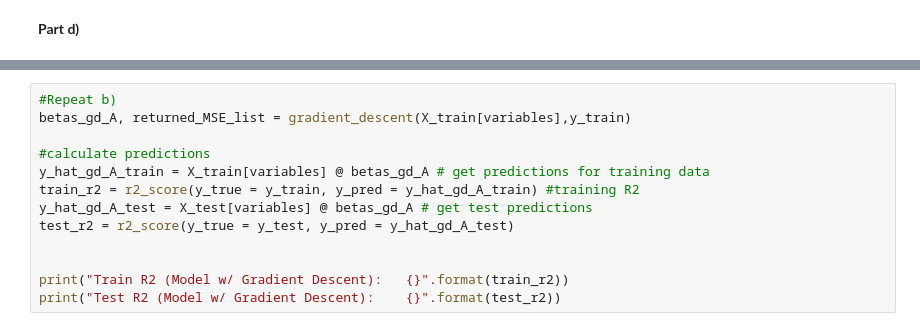
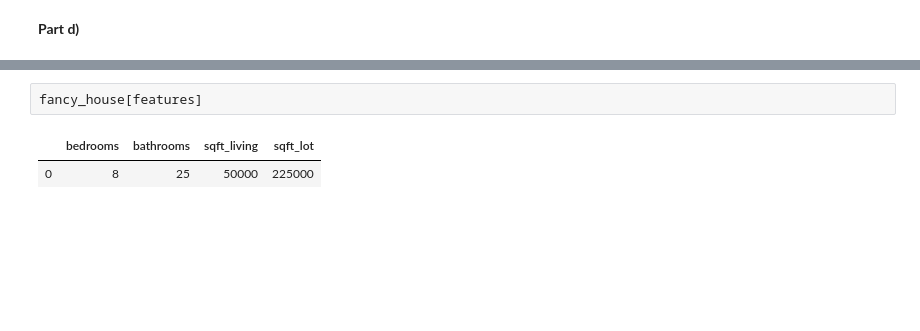
Before and after one commit to collinkennedy/Computational_Statistics, a Jupyter notebook: SGD.ipynb, the cells around one changed output, grey strips where cells are left out. Saved outputs shown, nothing was run; the diff lists cells and outputs as text; blank space fills up the shorter version.

```diff
--- a/SGD.ipynb
+++ b/SGD.ipynb
@@ -183,13 +180,5 @@ Test R2 (Model w/ Gradient Descent):    0.48905967002830364
-# %%
-#Repeat b)
-betas_gd_A, returned_MSE_list = gradient_descent(X_train[variables],y_train)
-
-#calculate predictions
-y_hat_gd_A_train = X_train[variables] @ betas_gd_A # get predictions for training data
-train_r2 = r2_score(y_true = y_train, y_pred = y_hat_gd_A_train) #training R2
-y_hat_gd_A_test = X_test[variables] @ betas_gd_A # get test predictions
-test_r2 = r2_score(y_true = y_test, y_pred = y_hat_gd_A_test)
-
-
-print("Train R2 (Model w/ Gradient Descent):   {}".format(train_r2))
-print("Test R2 (Model w/ Gradient Descent):    {}".format(test_r2))
+# %%
+fancy_house[features]
+# %% [output]
+|  | bedrooms | bathrooms | sqft_living | sqft_lot |
+| 0 | 8 | 25 | 50000 | 225000 |
```
Also changed, not shown: parts of 23 cells of this notebook.
